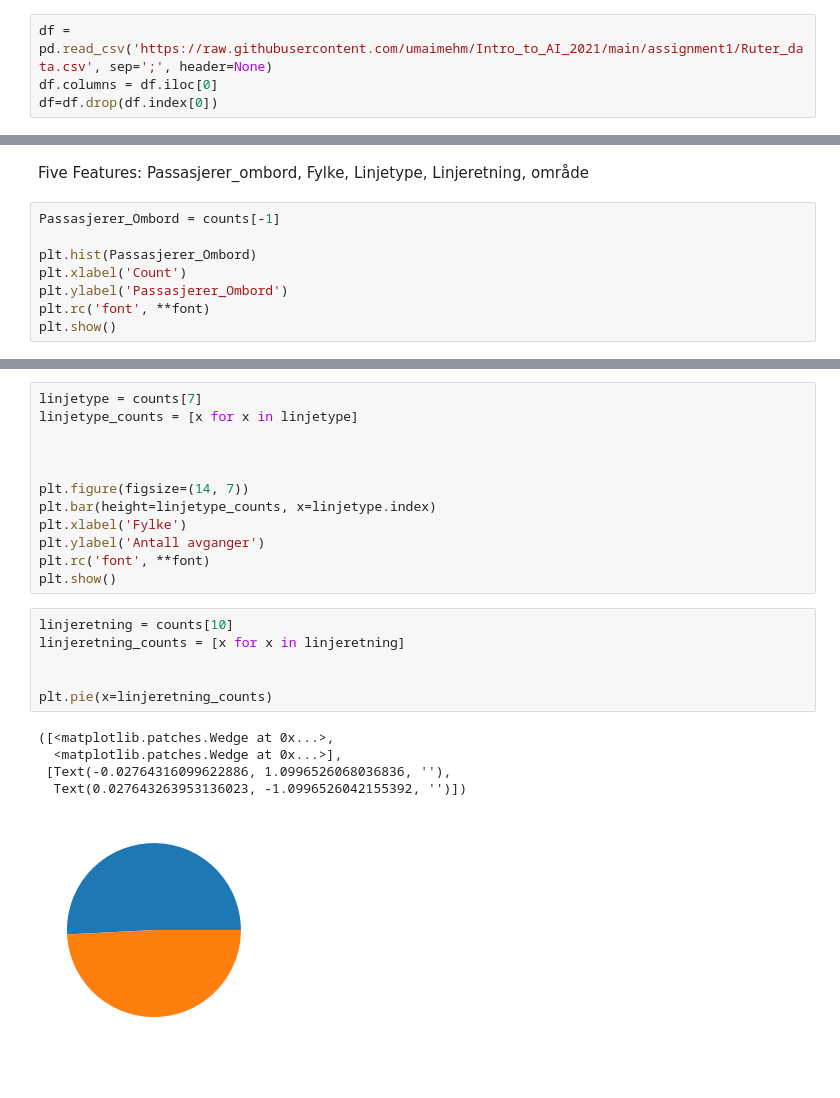
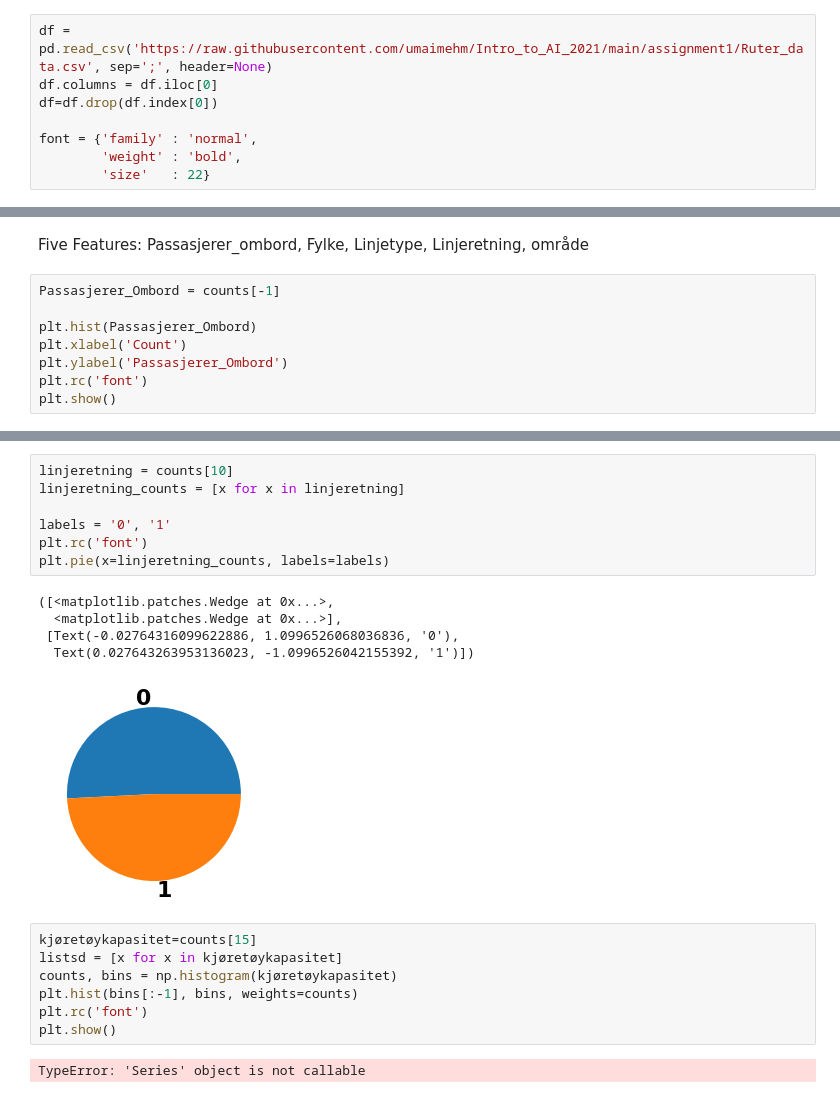
Before and after one commit to ThomasJRye/DAVE3625, a Jupyter notebook: Assignment1/Task1.ipynb, the cells around one changed output, grey strips where cells are left out. Cells and saved outputs as stored; diff of their text form.

```diff
--- a/Assignment1/Task1.ipynb
+++ b/Assignment1/Task1.ipynb
@@ -8,6 +8,10 @@ from sklearn.feature_selection import chi2
 df = pd.read_csv('https://raw.githubusercontent.com/umaimehm/Intro_to_AI_2021/main/assignment1/Ruter_data.csv', sep=';', header=None)
 df.columns = df.iloc[0]
 df=df.drop(df.index[0])
+
+font = {'family' : 'normal',
+        'weight' : 'bold',
+        'size'   : 22}
 # %%
 counts = []
 
@@ -22,6 +26,6 @@ Passasjerer_Ombord = counts[-1]
 plt.hist(Passasjerer_Ombord)
 plt.xlabel('Count')
 plt.ylabel('Passasjerer_Ombord')
-plt.rc('font', **font)
+plt.rc('font')
 plt.show()
 # %% [output]
@@ -56,25 +62,23 @@ plt.show()
 [figure]
-# %%
-linjetype = counts[7]
-linjetype_counts = [x for x in linjetype]
-
-
-
-plt.figure(figsize=(14, 7))
-plt.bar(height=linjetype_counts, x=linjetype.index)
-plt.xlabel('Fylke')
-plt.ylabel('Antall avganger')
-plt.rc('font', **font)
-plt.show()
 # %%
 linjeretning = counts[10]
 linjeretning_counts = [x for x in linjeretning]
 
-
-plt.pie(x=linjeretning_counts)
+labels = '0', '1'
+plt.rc('font')
+plt.pie(x=linjeretning_counts, labels=labels)
 # %% [output]
 ([<matplotlib.patches.Wedge at 0x...>,
   <matplotlib.patches.Wedge at 0x...>],
- [Text(-0.02764316099622886, 1.0996526068036836, ''),
-  Text(0.027643263953136023, -1.0996526042155392, '')])
+ [Text(-0.02764316099622886, 1.0996526068036836, '0'),
+  Text(0.027643263953136023, -1.0996526042155392, '1')])
-[figure, old version]
+[figure, new version]
+# %%
+kjøretøykapasitet=counts[15]
+listsd = [x for x in kjøretøykapasitet]
+counts, bins = np.histogram(kjøretøykapasitet)
+plt.hist(bins[:-1], bins, weights=counts)
+plt.rc('font')
+plt.show()
+# %% [output]
+TypeError: 'Series' object is not callable
```
Also changed, not shown: parts of 4 cells of this notebook.
